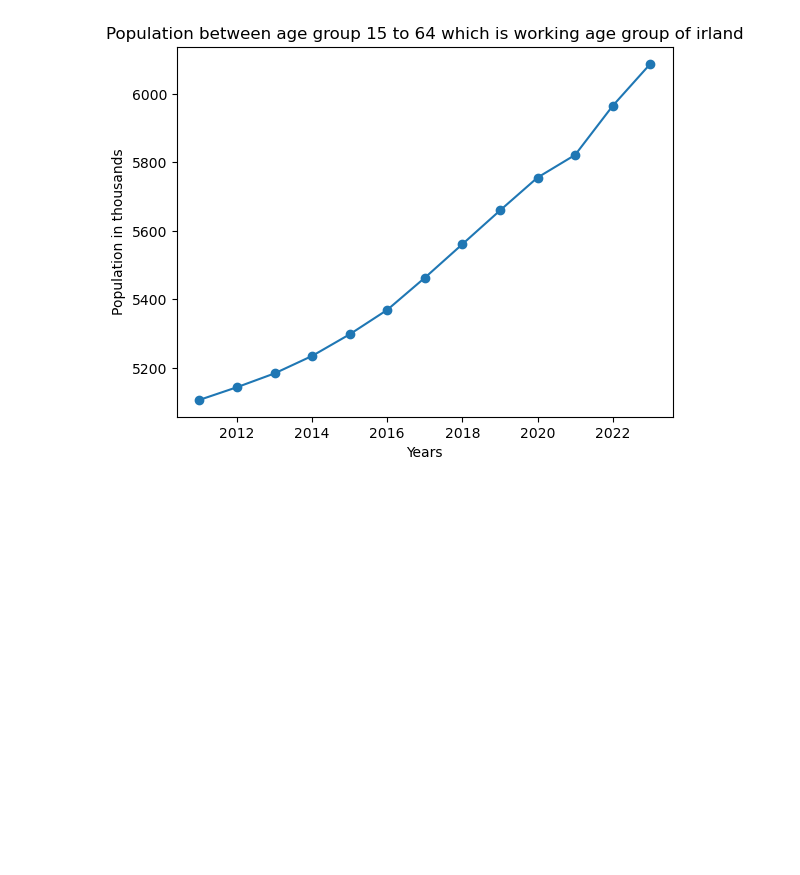
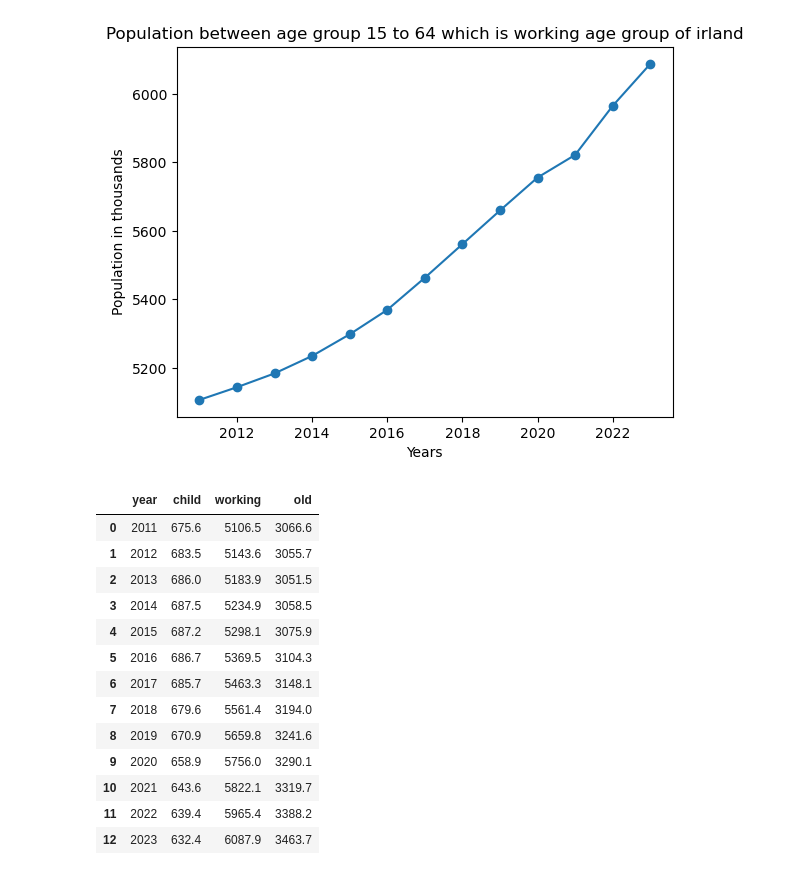
Before and after one commit to shyamghan17/Assignments, a Jupyter notebook: CA1 | Analytics on Population of Ireland.ipynb, the cells around one changed output. Cells and saved outputs as stored; diff of their text form; code cells hidden in the pictures; blank space fills up the shorter version.

```diff
--- a/CA1 | Analytics on Population of Ireland.ipynb
+++ b/CA1 | Analytics on Population of Ireland.ipynb
@@ -564,0 +559,19 @@ plt.show()
+# %%
+data_frame= [child_pop,ealder_pop, working_age_grp]
+data_frame = pd.concat([child_pop['year'], child_pop['value'],ealder_pop['value'], working_age_grp['value']],keys= ['year', 'child', 'working', 'old'], axis=1).reset_index(drop=True)
+data_frame
+# %% [output]
+|  | year | child | working | old |
+| 0 | 2011 | 675.6 | 5106.5 | 3066.6 |
+| 1 | 2012 | 683.5 | 5143.6 | 3055.7 |
+| 2 | 2013 | 686.0 | 5183.9 | 3051.5 |
+| 3 | 2014 | 687.5 | 5234.9 | 3058.5 |
+| 4 | 2015 | 687.2 | 5298.1 | 3075.9 |
+| 5 | 2016 | 686.7 | 5369.5 | 3104.3 |
+| 6 | 2017 | 685.7 | 5463.3 | 3148.1 |
+| 7 | 2018 | 679.6 | 5561.4 | 3194.0 |
+| 8 | 2019 | 670.9 | 5659.8 | 3241.6 |
+| 9 | 2020 | 658.9 | 5756.0 | 3290.1 |
+| 10 | 2021 | 643.6 | 5822.1 | 3319.7 |
+| 11 | 2022 | 639.4 | 5965.4 | 3388.2 |
+| 12 | 2023 | 632.4 | 6087.9 | 3463.7 |
```
Also changed, not shown: parts of 3 cells of this notebook.
